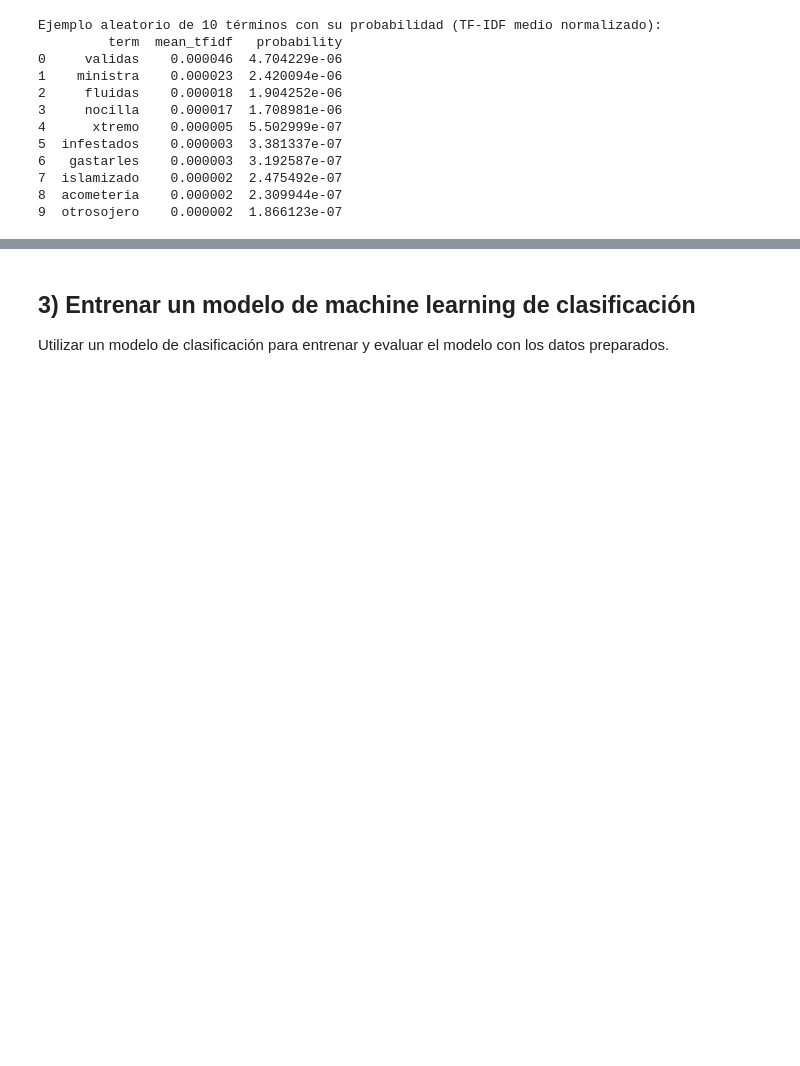
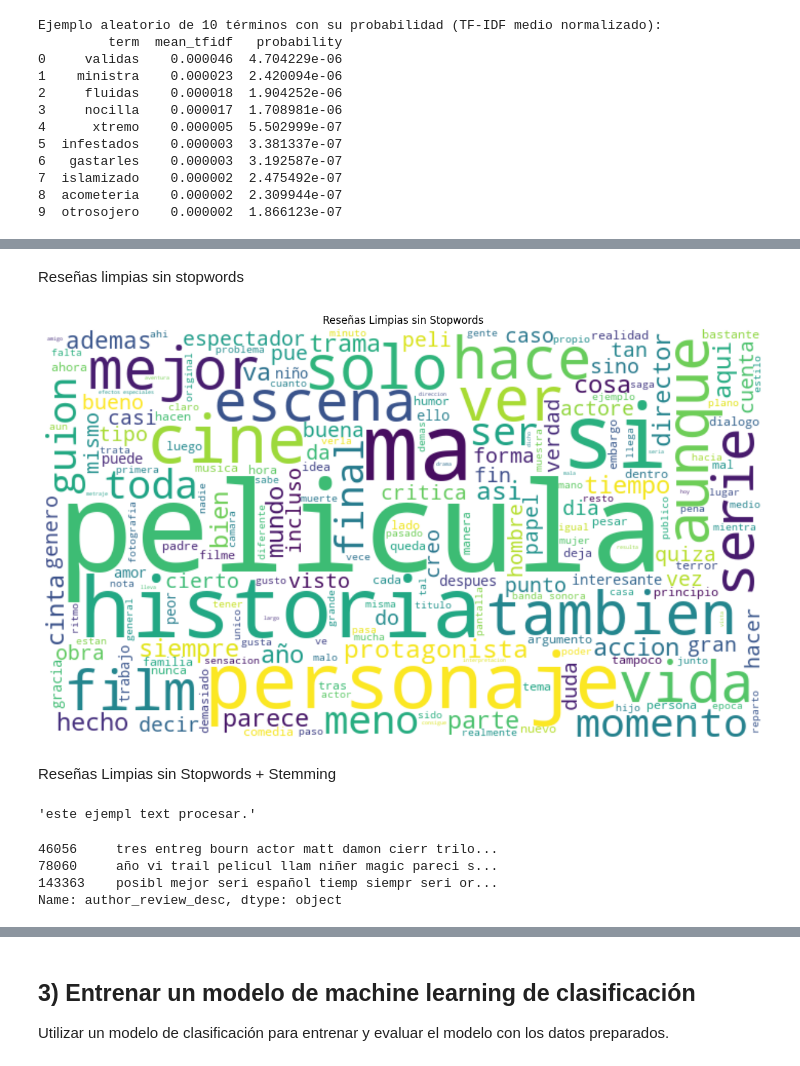
Before and after one commit to tealtourmaline/NLP-Final, a Jupyter notebook: notebooks/NLP-trabajo-final.ipynb, the cells around one changed output, grey strips where cells are left out. Cells and saved outputs as stored; diff of their text form; code cells hidden in the pictures; blank space fills up the shorter version.

```diff
--- a/notebooks/NLP-trabajo-final.ipynb
+++ b/notebooks/NLP-trabajo-final.ipynb
@@ -392,0 +450,18 @@ Ejemplo aleatorio de 10 términos con su probabilidad (TF-IDF medio normalizado)
+# %% [markdown]
+Reseñas limpias sin stopwords
+# %%
+# Generar nube de palabras con las reseñas limpias sin stopwords
+text = " ".join(review for review in X_train)
+wordcloud = WordCloud(
+    stopwords=stopword_es, background_color="white", width=700, height=400
+).generate(text)
+
+plt.figure(figsize=(15, 10))
+plt.imshow(wordcloud, interpolation="bilinear")
+plt.axis("off")
+plt.title("Reseñas Limpias sin Stopwords")
+plt.show()
+# %% [output]
+[figure, added]
+# %% [markdown]
+Reseñas Limpias sin Stopwords + Stemming
@@ -392,0 +485,16 @@ Ejemplo aleatorio de 10 términos con su probabilidad (TF-IDF medio normalizado)
+# %%
+clean_stopwords_and_stemming("Este es un ejemplo de texto para procesar.")
+# %% [output]
+'este ejempl text procesar.'
+# %%
+X_train = X_train.apply(
+    clean_stopwords_and_stemming
+)
+
+# texto limpio avanzado
+X_train.head(3)
+# %% [output]
+46056     tres entreg bourn actor matt damon cierr trilo...
+78060     año vi trail pelicul llam niñer magic pareci s...
+143363    posibl mejor seri español tiemp siempr seri or...
+Name: author_review_desc, dtype: object
```
Also changed, not shown: parts of 18 cells of this notebook, 1 other file.
